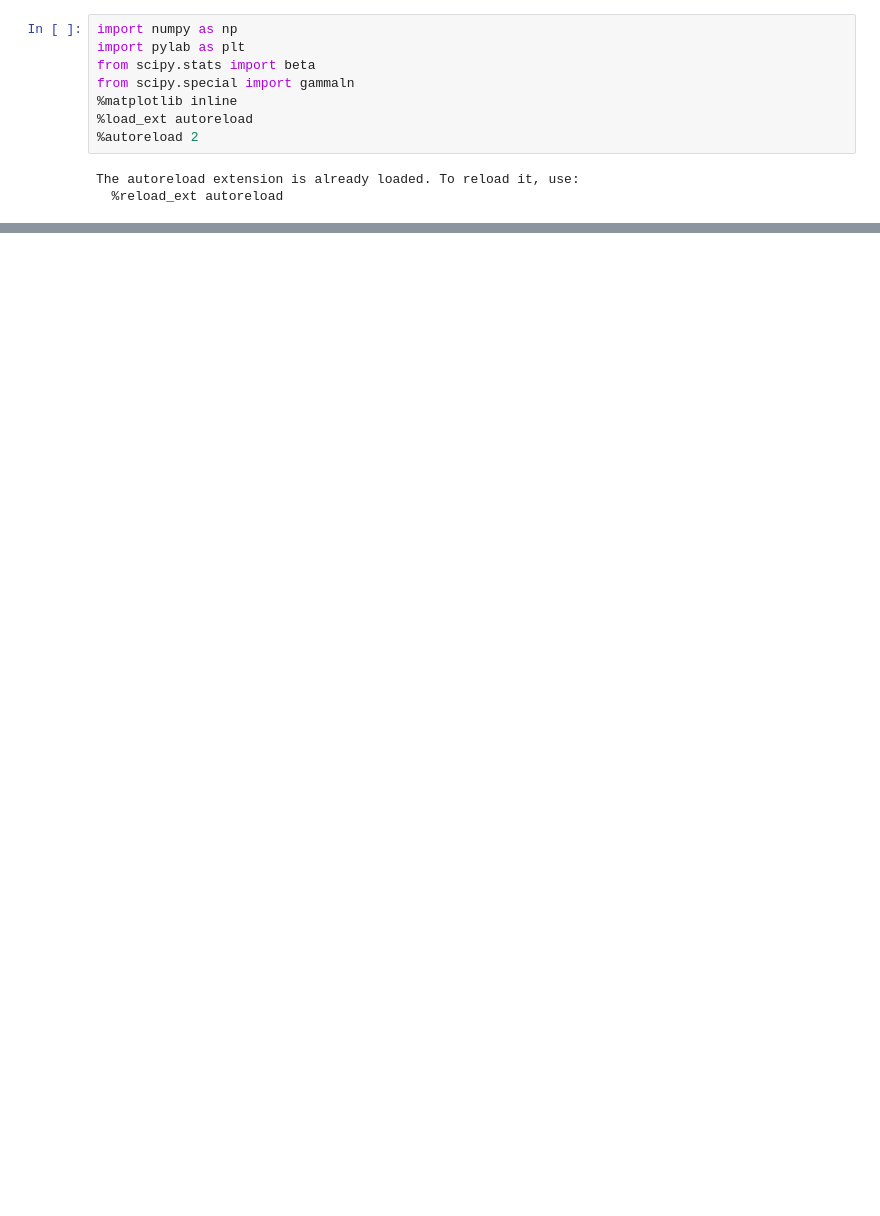
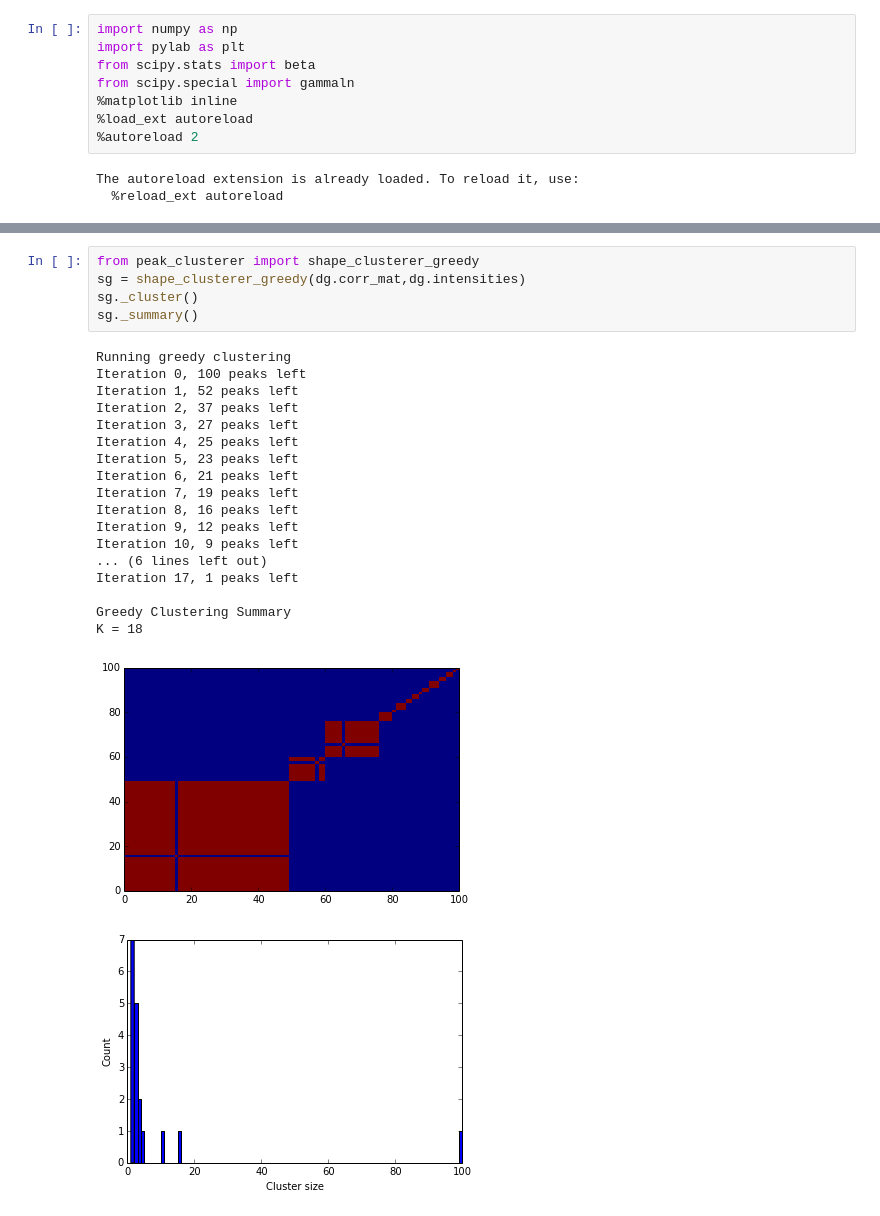
Before and after one commit to sdrogers/metabolomics_tools, a Jupyter notebook: shape_clustering/Playing with shape clustering.ipynb, the cells around one changed output, grey strips where cells are left out. Drawn from its saved outputs; the diff is of its cells as text; blank space fills up the shorter version.

```diff
--- a/shape_clustering/Playing with shape clustering.ipynb
+++ b/shape_clustering/Playing with shape clustering.ipynb
@@ -203,0 +57,25 @@ plt.pcolor(np.abs(post_sim-true_post))
+# %%
+from peak_clusterer import shape_clusterer_greedy
+sg = shape_clusterer_greedy(dg.corr_mat,dg.intensities)
+sg._cluster()
+sg._summary()
+# %% [output]
+Running greedy clustering
+Iteration 0, 100 peaks left
+Iteration 1, 52 peaks left
+Iteration 2, 37 peaks left
+Iteration 3, 27 peaks left
+Iteration 4, 25 peaks left
+Iteration 5, 23 peaks left
+Iteration 6, 21 peaks left
+Iteration 7, 19 peaks left
+Iteration 8, 16 peaks left
+Iteration 9, 12 peaks left
+Iteration 10, 9 peaks left
+... (6 lines left out)
+Iteration 17, 1 peaks left
+
+Greedy Clustering Summary
+K = 18
+[figure, added]
+[figure, added]
```
Also changed, not shown: parts of 6 cells of this notebook, 1 other file.
